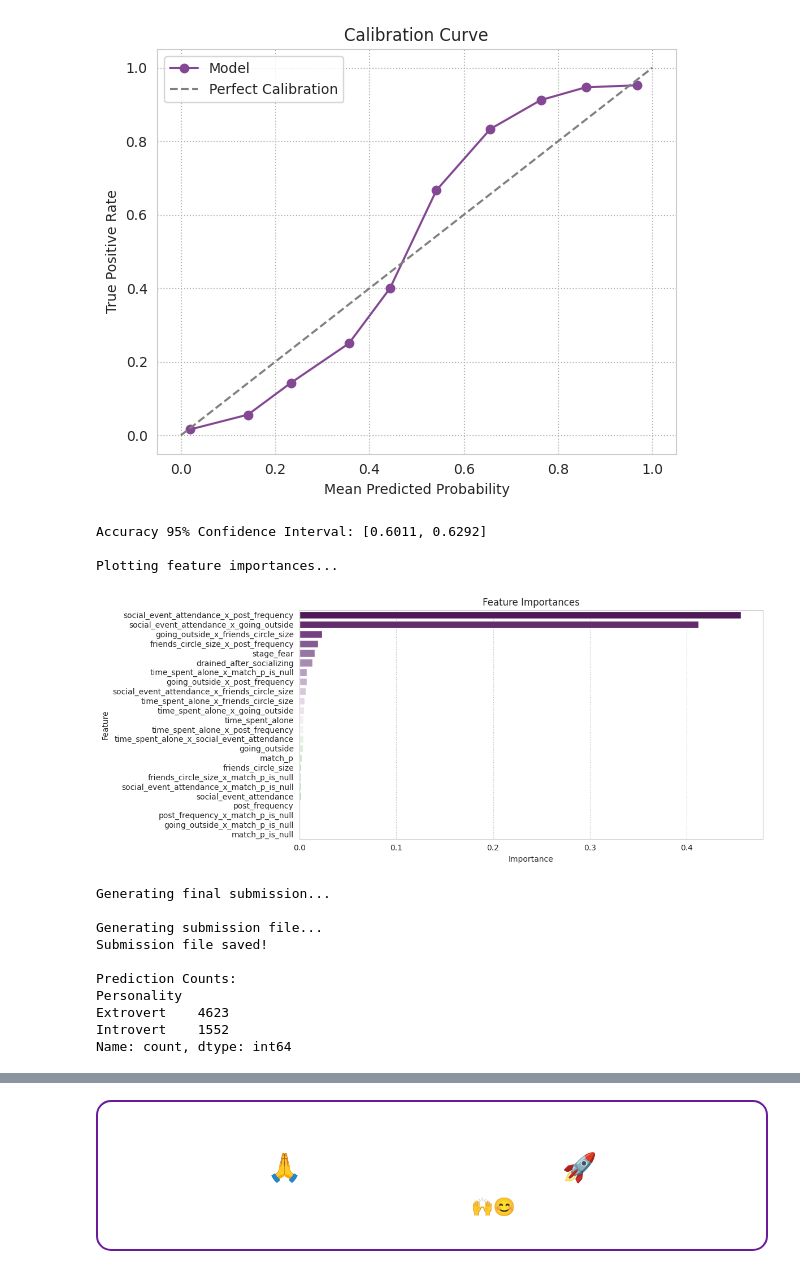
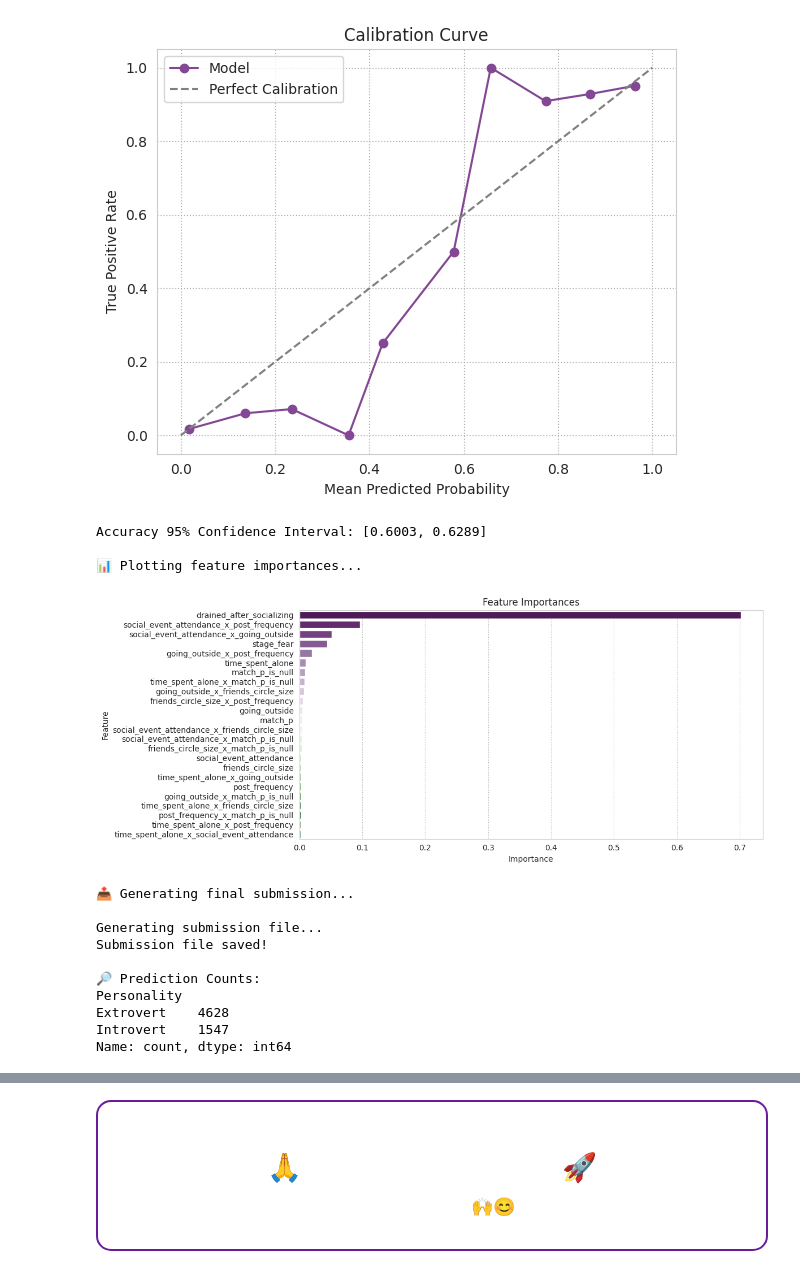
Before and after one commit to IsharaParanagamaGedara/SocialMind-Classifying-Personality-Traits, a Jupyter notebook: random-forests-decoding-personality-traits.ipynb, the cells around one changed output, grey strips where cells are left out. Cells and saved outputs as stored; diff of their text form; code cells hidden in the pictures.

```diff
--- a/random-forests-decoding-personality-traits.ipynb
+++ b/random-forests-decoding-personality-traits.ipynb
@@ -28,9 +29,9 @@ import seaborn as sns
 
 from sklearn.model_selection import StratifiedKFold, train_test_split
 from sklearn.preprocessing import OrdinalEncoder, LabelEncoder
-from sklearn.ensemble import RandomForestClassifier
 from sklearn.metrics import accuracy_score, classification_report, confusion_matrix
 from sklearn.calibration import calibration_curve
+from xgboost import XGBClassifier
 
 import warnings
 warnings.filterwarnings("ignore")
@@ -52,7 +53,6 @@ def preprocess_data(original, train, test):
     # Match records from the original dataset
     original = original.rename(columns={'Personality': 'match_p'})
     original = original.drop_duplicates(subset=original.drop(columns='match_p').columns.tolist())
-
     train = train.merge(original, how='left')
     test = test.merge(original, how='left')
 
@@ -60,7 +60,7 @@ def preprocess_data(original, train, test):
     X = train.drop(columns=['Personality'])
     y = train['Personality']
 
-     # Encode the target variable
+    # Encode the target variable
     label_encoder = LabelEncoder()
     y_encoded = pd.Series(label_encoder.fit_transform(y))
 
@@ -102,7 +102,7 @@ def feature_engineering(X_train, X_val):
 # ================================
 #        MODEL TRAINING
 # ================================
-def fit_cross_val_model(X, y, model, n_splits=5):
+def fit_cross_val_model(X, y, model, n_splits=7):
     skf = StratifiedKFold(n_splits=n_splits, shuffle=True, random_state=42)
     models, scores = [], []
 
@@ -110,13 +110,16 @@ def fit_cross_val_model(X, y, model, n_splits=5):
         print(f"\n--- Fold {fold} ---")
         X_train, X_val = X.iloc[train_idx], X.iloc[val_idx]
         y_train, y_val = y.iloc[train_idx], y.iloc[val_idx]
-
         X_train_prep, X_val_prep = feature_engineering(X_train, X_val)
 
-        model.fit(X_train_prep, y_train)
+        model.fit(
+            X_train_prep, y_train,
+            eval_set=[(X_val_prep, y_val)],
+            early_stopping_rounds=50,
+            verbose=False
+        )
         preds = model.predict(X_val_prep)
         acc = accuracy_score(y_val, preds)
-
         print(f"Fold {fold} Accuracy: {acc:.4f}")
         scores.append(acc)
         models.append(model)
@@ -176,7 +179,6 @@ def generate_submission(models, X_test, label_encoder, test_df, output_file='sub
     preds = np.argmax(probs, axis=1)
     predicted_labels = label_encoder.inverse_transform(preds)
 
-    # Create submission DataFrame
     submission = pd.DataFrame({
         'id': test_df['id'],
         'Personality': predicted_labels
@@ -184,10 +186,9 @@ def generate_submission(models, X_test, label_encoder, test_df, output_file='sub
     submission.to_csv(output_file, index=False)
     print(f"Submission file saved!")
 
-    print("\nPrediction Counts:")
+    print("\n🔎 Prediction Counts:")
     print(submission['Personality'].value_counts())
 
-    # Distribution of predicted classes
     plt.figure(figsize=(12, 5))
     sns.countplot(data=submission, x='Personality', palette='PRGn')
     plt.title("Test Set Personality Distribution")
@@ -196,7 +197,6 @@ def generate_submission(models, X_test, label_encoder, test_df, output_file='sub
     plt.tight_layout()
     plt.show()
 
-    # Plot predicted probability distribution
     if probs.shape[1] == 2:
         proba_df = pd.DataFrame({
             'prob_class_1': probs[:, 1],
@@ -242,45 +242,42 @@ def plot_feature_importance(model, feature_names):
 #        MAIN PIPELINE
 # ================================
 def run_pipeline():
-    # Load data
     train = pd.read_csv('/kaggle/input/playground-series-s5e7/train.csv')
     test = pd.read_csv('/kaggle/input/playground-series-s5e7/test.csv')
     original = pd.read_csv('/kaggle/input/extrovert-vs-introvert-behavior-data-backup/personality_datasert.csv')
 
-    # Preprocess and encode
     X, test_processed, y, label_encoder = preprocess_data(original, train, test)
     _, X_test = feature_engineering(X, test_processed)
 
-    print("Skipping Optuna. Using Best Trial Parameters...")
-    # Use optimized parameters
+    print("\n🚫 Skipping Optuna. Using Best Trial Parameters...")
     best_params = {
-        'n_estimators': 335,
-        'max_depth': 17,
-        'min_samples_split': 10,
-        'min_samples_leaf': 3,
-        'max_features': None,
+        'n_estimators':758,
+        'max_depth': 5,
+        'learning_rate': 0.033719260906216304,
+        'min_child_weight': 2,
+        'subsample': 0.9787957652855827,
+        'colsample_bytree': 0.8393127138353787,
+        'objective': "binary:logistic",
+        'eval_metric': "logloss",
         'random_state': 42,
-        'n_jobs': -1
+        'tree_method': "gpu_hist",
+        'use_label_encoder': False
     }
-    model = RandomForestClassifier(**best_params)
+    model = XGBClassifier(**best_params)
 
-    # Cross-validation
-    print("\nCross-validation training...")
+    print("\n🧪 Cross-validation training...")
     models, _ = fit_cross_val_model(X, y, model)
 
     # Hold-out evaluation
-    X_train_split, X_val_split, y_train_split, y_val_split = train_test_split(
-        X, y, test_size=0.2, stratify=y, random_state=42)
+    X_train_split, X_val_split, y_train_split, y_val_split = train_test_split(X, y, test_size=0.2, stratify=y, random_state=42)
     X_train_final, X_val_final = feature_engineering(X_train_split, X_val_split)
     model.fit(X_train_final, y_train_split)
     evaluate_model(model, X_val_final, y_val_split, label_encoder)
 
-    # Feature importance
-    print("\nPlotting feature importances...")
+    print("\n📊 Plotting feature importances...")
     plot_feature_importance(model, X_train_final.columns)
 
-    # Generate submission
-    print("\nGenerating final submission...")
+    print("\n📤 Generating final submission...")
     generate_submission(models, X_test, label_encoder, test_processed)
 
 # Execute
@@ -303,21 +300,21 @@ Fold 3 Accuracy: 0.9660
 
     accuracy                           0.97      3705
    macro avg       0.96      0.96      0.96      3705
 weighted avg       0.97      0.97      0.97      3705
 [figure]
-[figure, old version]
+[figure, new version]
-Accuracy 95% Confidence Interval: [0.6011, 0.6292]
+Accuracy 95% Confidence Interval: [0.6003, 0.6289]
 
-Plotting feature importances...
+📊 Plotting feature importances...
-[figure, old version]
+[figure, new version]
-Generating final submission...
+📤 Generating final submission...
 
 Generating submission file...
 Submission file saved!
 
-Prediction Counts:
+🔎 Prediction Counts:
 Personality
-Extrovert    4623
-Introvert    1552
+Extrovert    4628
+Introvert    1547
 Name: count, dtype: int64
 [figure]
```
Also changed, not shown: parts of 3 cells of this notebook.
